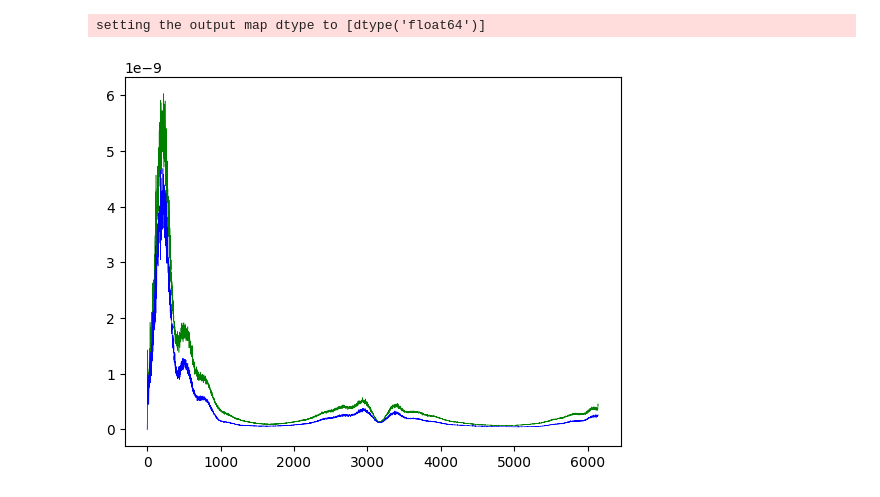
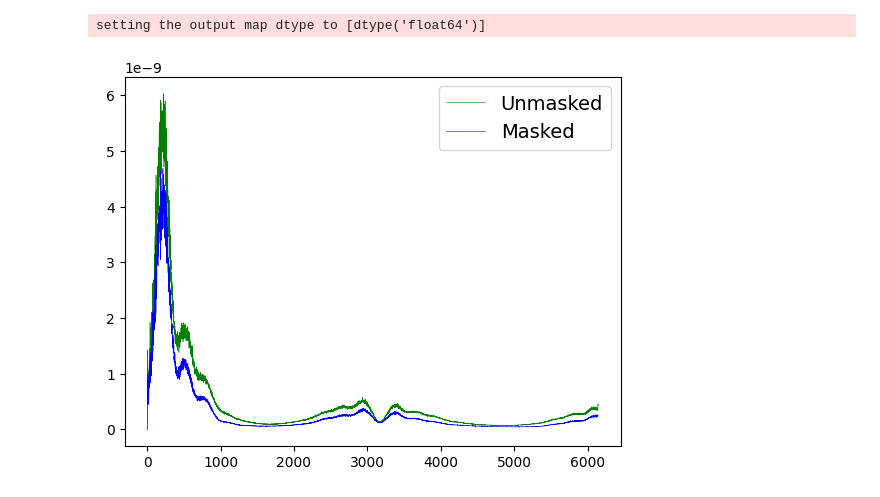
Before and after one commit to afduquebr/Planck-2015, a Jupyter notebook: Code/ILC.ipynb, the cells around one changed output. Cells and saved outputs as stored; diff of their text form; code cells hidden in the pictures.

```diff
--- a/Code/ILC.ipynb
+++ b/Code/ILC.ipynb
@@ -139,7 +139,8 @@ a_l=l*(l+1)/(2*np.pi)
 # %%
 plt.figure()
 plt.plot(l,a_l*SH_S,color="green", linewidth=0.4,label="Unmasked")
 plt.plot(l,a_l*SH_Sm, color="blue", linewidth=0.4,label="Masked")
+plt.legend(loc="upper right",fontsize=14)
 plt.show()
 # %% [output]
-[figure, old version]
+[figure, new version]
```
